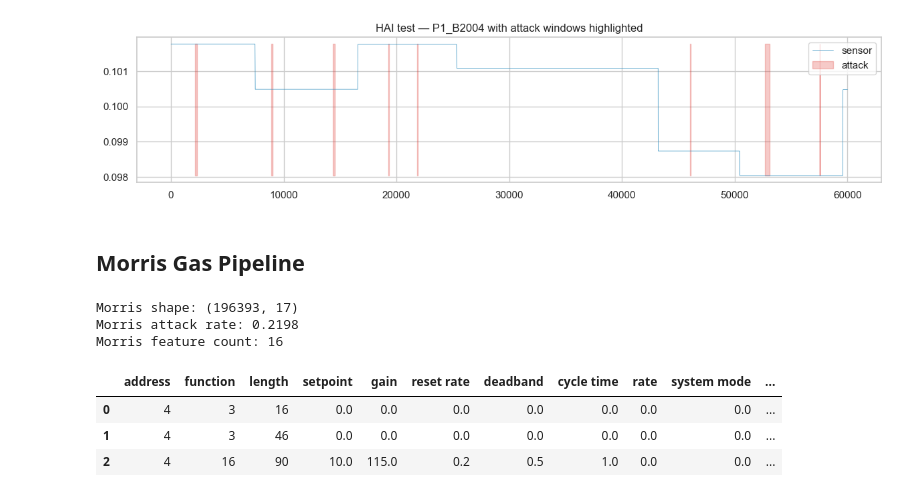
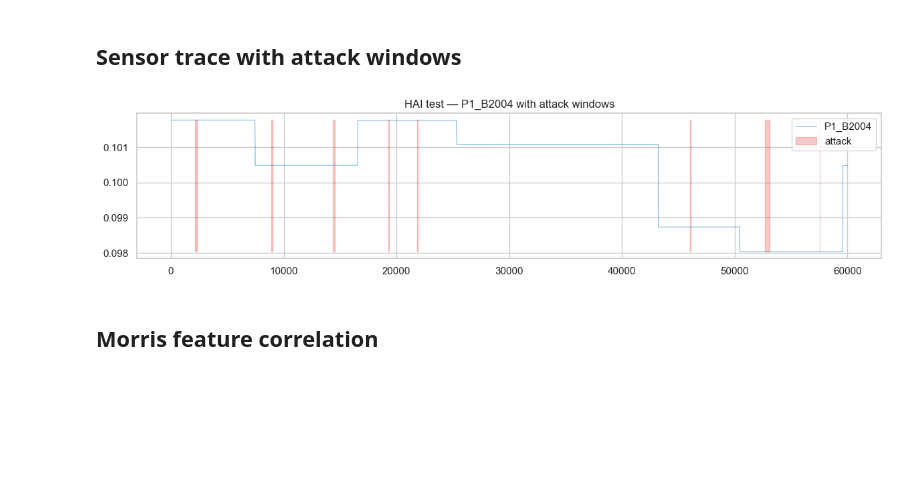
Before and after one commit to mapeke/ics-anomaly-detection, a Jupyter notebook: notebooks/01_data_exploration.ipynb, the cells around one changed output. Cells and saved outputs as stored; diff of their text form; code cells hidden in the pictures; blank space fills up the shorter version.

```diff
--- a/notebooks/01_data_exploration.ipynb
+++ b/notebooks/01_data_exploration.ipynb
@@ -68,0 +21,22 @@ plt.show()
+# %%
+hai = load_hai()
+morris = load_morris()
+
+summary = pd.DataFrame([{
+    'dataset': 'HAI 21.03',
+    'rows': len(hai.labels),
+    'features': hai.features.shape[1],
+    'train': int((hai.split == 'train').sum()),
+    'val':   int((hai.split == 'val').sum()),
+    'test':  int((hai.split == 'test').sum()),
+    'attack_rate_test': float(hai.y('test').mean()),
+}, {
+    'dataset': 'Morris gas',
+    'rows': len(morris.labels),
+    'features': morris.features.shape[1],
+    'train': int((morris.split == 'train').sum()),
+    'val':   int((morris.split == 'val').sum()),
+    'test':  int((morris.split == 'test').sum()),
+    'attack_rate_test': float(morris.y('test').mean()),
+}])
+summary
@@ -69,34 +61,24 @@ plt.show()
+# %% [markdown]
+## Sensor trace with attack windows
 # %%
-# Attack-window visualisation: plot one sensor over the test set, colouring attack windows.
-t_col = hai_test.columns[0]
-series = hai_test[t_col].to_numpy()[:60000]
-labels = hai_test['label'].to_numpy()[:60000]
+col = hai.features.columns[0]
+series = hai.features[col].to_numpy()
+is_test = hai.mask('test')
+series = series[is_test][:60000]
+labels = hai.labels[is_test][:60000]
+
 fig, ax = plt.subplots(figsize=(12, 3))
-ax.plot(series, color='#2b8cbe', linewidth=0.5, label='sensor')
+ax.plot(series, color='#2b8cbe', linewidth=0.5, label=col)
 ax.fill_between(
     np.arange(len(series)), series.min(), series.max(),
-    where=labels.astype(bool), color='#de2d26', alpha=0.25, label='attack'
+    where=labels.astype(bool), color='#de2d26', alpha=0.25, label='attack',
 )
+ax.set_title(f'HAI test — {col} with attack windows')
 ax.legend(loc='upper right')
-ax.set_title(f'HAI test — {t_col} with attack windows highlighted')
 plt.tight_layout()
 save_figure(fig, 'hai_attack_windows', subdir='01_exploration')
 plt.show()
 # %% [output]
-[figure, old version]
+[figure, new version]
 # %% [markdown]
-## Morris Gas Pipeline
+## Morris feature correlation
-# %%
-morris = load_morris()
-print(f'Morris shape: {morris.shape}')
-print(f'Morris attack rate: {morris["label"].mean():.4f}')
-print(f'Morris feature count: {len([c for c in morris.columns if c != "label"])}')
-morris.head(3)
-# %% [output]
-Morris shape: (196393, 17)
-Morris attack rate: 0.2198
-Morris feature count: 16
-|  | address | function | length | setpoint | gain | reset rate | deadband | cycle time | rate | system mode | ... |
-| 0 | 4 | 3 | 16 | 0.0 | 0.0 | 0.0 | 0.0 | 0.0 | 0.0 | 0.0 | ... |
-| 1 | 4 | 3 | 46 | 0.0 | 0.0 | 0.0 | 0.0 | 0.0 | 0.0 | 0.0 | ... |
-| 2 | 4 | 16 | 90 | 10.0 | 115.0 | 0.2 | 0.5 | 1.0 | 0.0 | 0.0 | ... |
```
Also changed, not shown: parts of 14 cells of this notebook, 23 other files.
